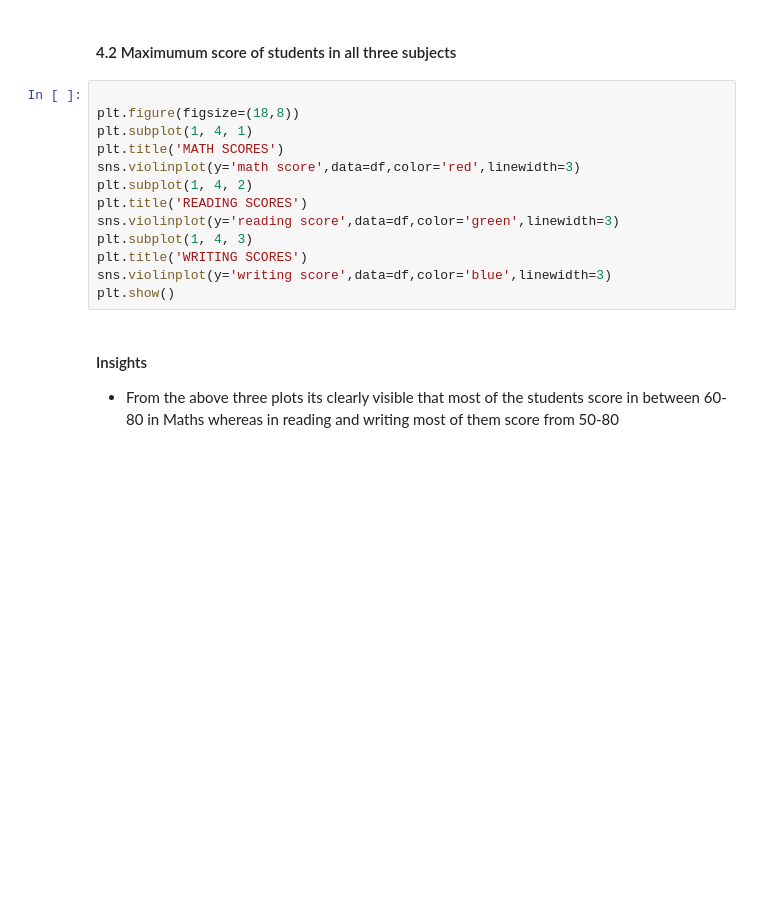
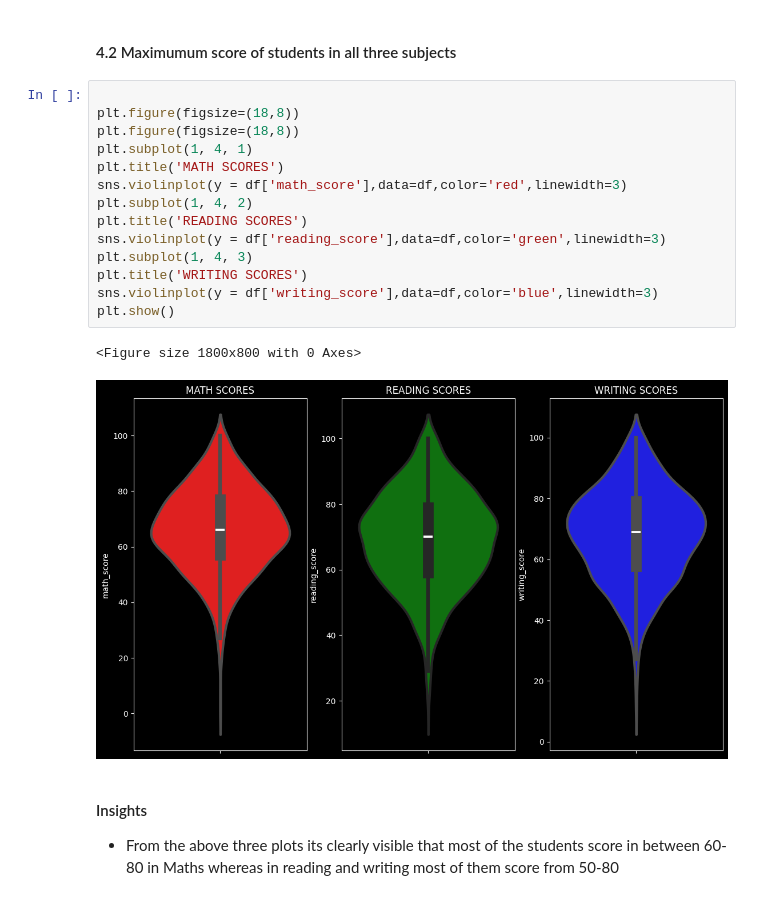
Before and after one commit to niral-patel/firstmlproject, a Jupyter notebook: notebook/1 . EDA STUDENT PERFORMANCE .ipynb, the cells around one changed output. Cells and saved outputs as stored; diff of their text form; blank space fills up the shorter version.

```diff
--- a/notebook/1 . EDA STUDENT PERFORMANCE .ipynb
+++ b/notebook/1 . EDA STUDENT PERFORMANCE .ipynb
@@ -315,16 +314,20 @@ plt.show()
 # %%
 
 plt.figure(figsize=(18,8))
+plt.figure(figsize=(18,8))
 plt.subplot(1, 4, 1)
 plt.title('MATH SCORES')
-sns.violinplot(y='math score',data=df,color='red',linewidth=3)
+sns.violinplot(y = df['math_score'],data=df,color='red',linewidth=3)
 plt.subplot(1, 4, 2)
 plt.title('READING SCORES')
-sns.violinplot(y='reading score',data=df,color='green',linewidth=3)
+sns.violinplot(y = df['reading_score'],data=df,color='green',linewidth=3)
 plt.subplot(1, 4, 3)
 plt.title('WRITING SCORES')
-sns.violinplot(y='writing score',data=df,color='blue',linewidth=3)
+sns.violinplot(y = df['writing_score'],data=df,color='blue',linewidth=3)
 plt.show()
+# %% [output]
+<Figure size 1800x800 with 0 Axes>
+[figure, added]
 # %% [markdown]
 #### Insights
 - From the above three plots its clearly visible that most of the students score in between 60-80 in Maths whereas in reading and writing most of them score from 50-80
```
Also changed, not shown: parts of 18 cells of this notebook, 9 other files.
